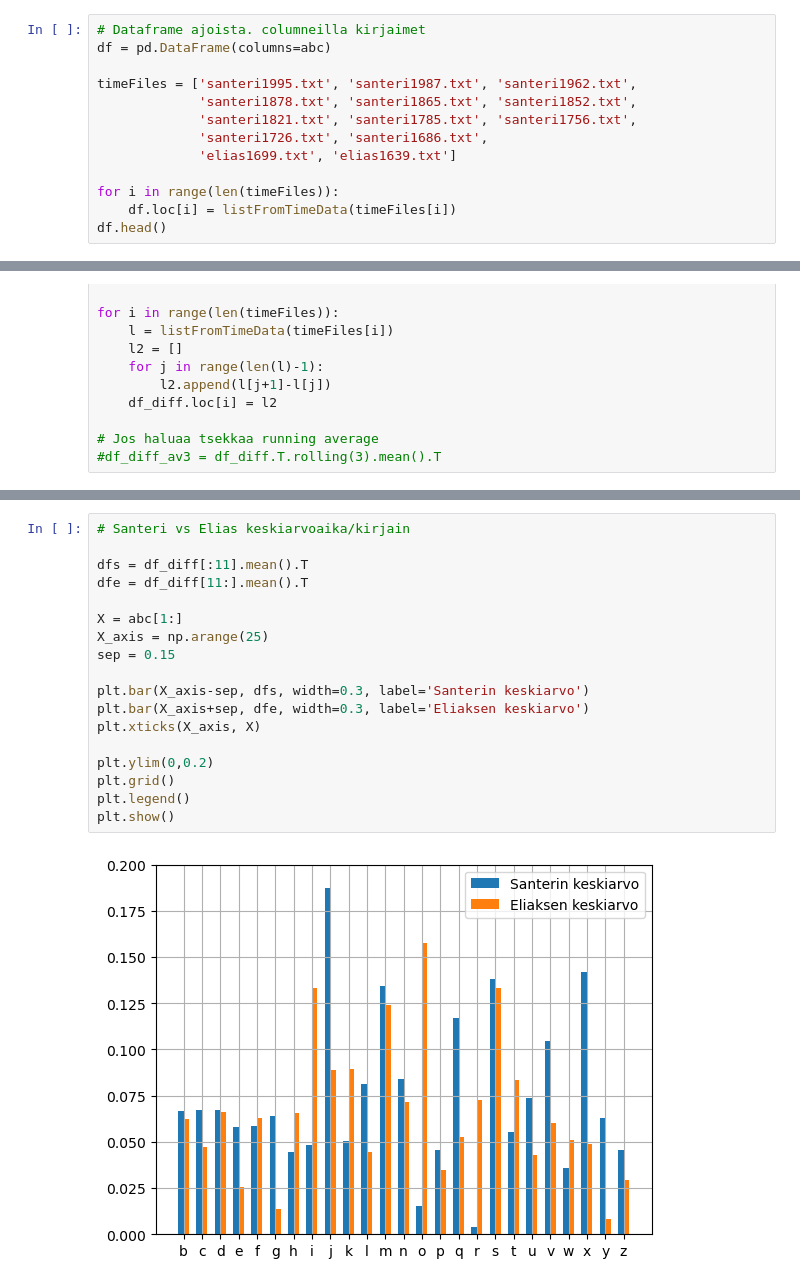
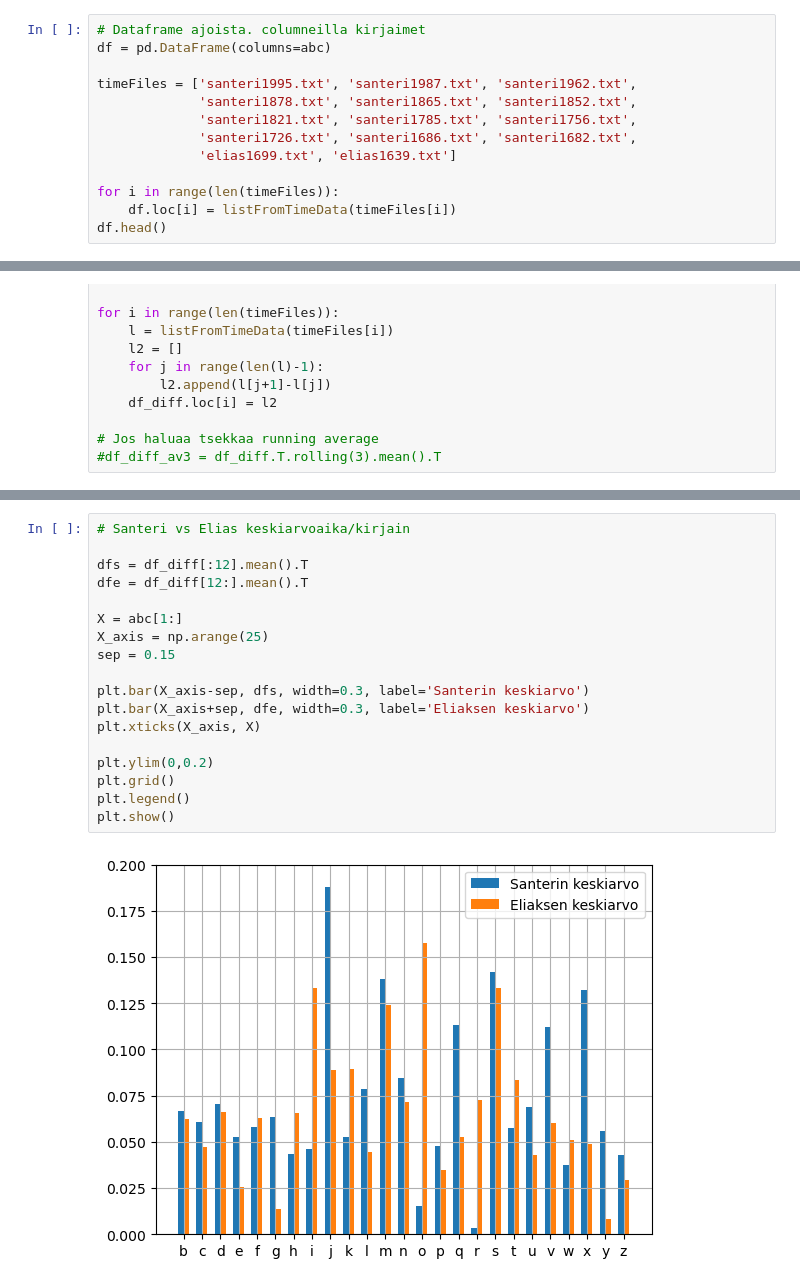
Before and after one commit to sansalv/abc-analyysi, a Jupyter notebook: abc_analyysi.ipynb, the cells around one changed output, grey strips where cells are left out. Drawn from its saved outputs; the diff is of its cells as text.

```diff
--- a/abc_analyysi.ipynb
+++ b/abc_analyysi.ipynb
@@ -26,7 +26,7 @@ df = pd.DataFrame(columns=abc)
 timeFiles = ['santeri1995.txt', 'santeri1987.txt', 'santeri1962.txt',
              'santeri1878.txt', 'santeri1865.txt', 'santeri1852.txt',
              'santeri1821.txt', 'santeri1785.txt', 'santeri1756.txt',
-             'santeri1726.txt', 'santeri1686.txt',
+             'santeri1726.txt', 'santeri1686.txt', 'santeri1682.txt',
              'elias1699.txt', 'elias1639.txt']
 
 for i in range(len(timeFiles)):
@@ -111,23 +111,23 @@ plt.show()
 # %%
 # Santeri vs Elias keskiarvoaika/kirjain
 
-dfs = df_diff[:11].mean().T
-dfe = df_diff[11:].mean().T
+dfs = df_diff[:12].mean().T
+dfe = df_diff[12:].mean().T
 
 X = abc[1:]
 X_axis = np.arange(25)
 sep = 0.15
 
 plt.bar(X_axis-sep, dfs, width=0.3, label='Santerin keskiarvo')
 plt.bar(X_axis+sep, dfe, width=0.3, label='Eliaksen keskiarvo')
 plt.xticks(X_axis, X)
 
 plt.ylim(0,0.2)
 plt.grid()
 plt.legend()
 plt.show()
 # %% [output]
-[figure, old version]
+[figure, new version]
 # %%
 # Sama mutta normaali plotti (keskiarvoaika/kirjain)
 
```
Also changed, not shown: parts of 4 cells of this notebook, 1 other file.
